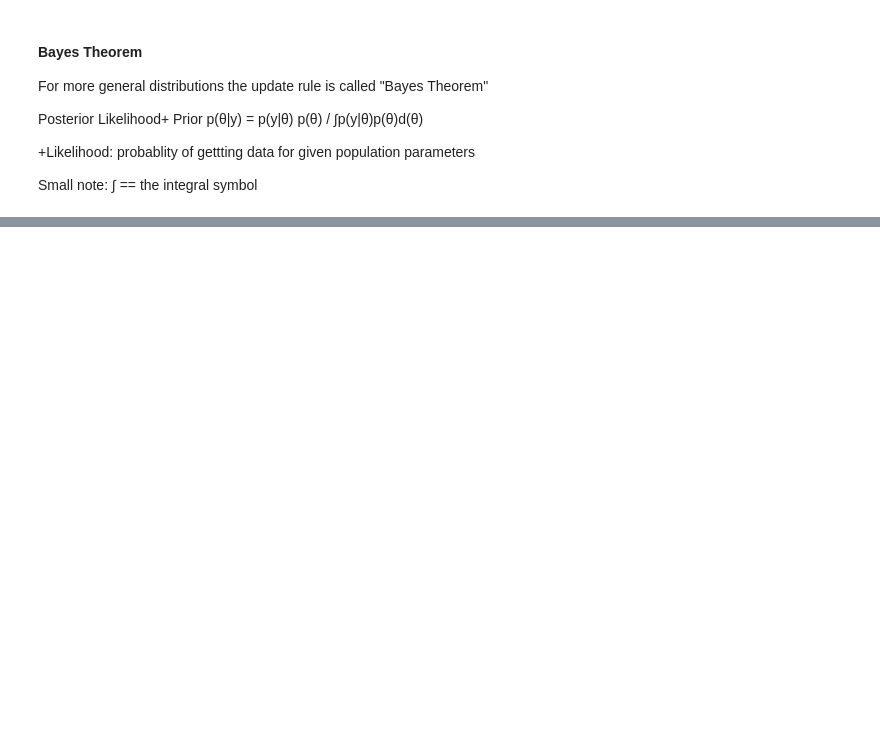
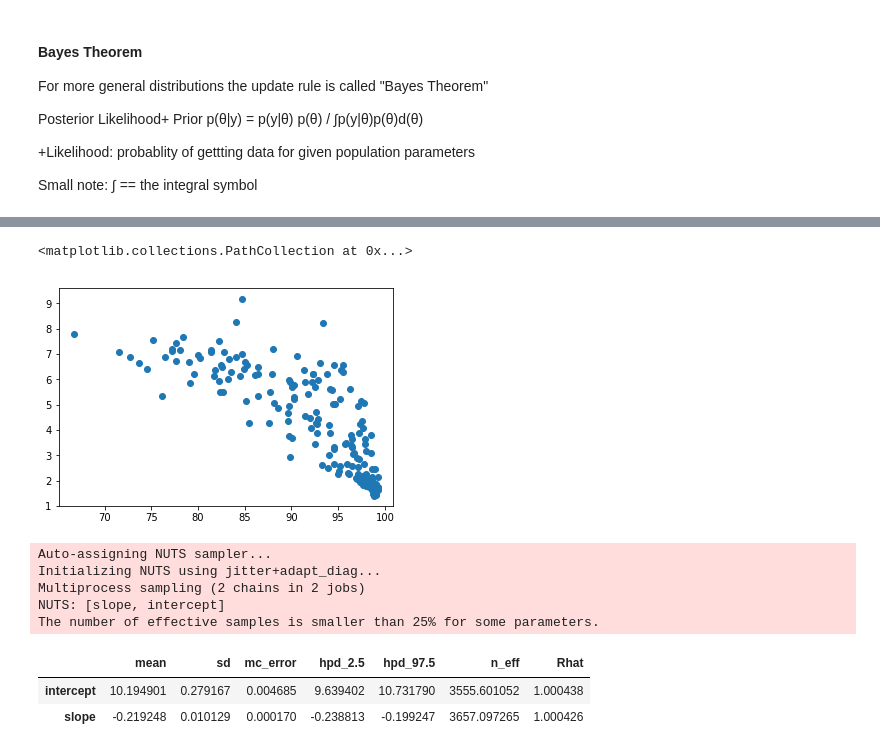
Before and after one commit to fabianfranklinhuffstead/VariousDatasetAnalysis, a Jupyter notebook: Exercise Files/chapter5/workbook_05_06.ipynb, the cells around one changed output, grey strips where cells are left out. Cells and saved outputs as stored; diff of their text form; code cells hidden in the pictures; blank space fills up the shorter version.

```diff
--- a/Exercise Files/chapter5/workbook_05_06.ipynb
+++ b/Exercise Files/chapter5/workbook_05_06.ipynb
@@ -39,0 +79,25 @@ Small note: ∫ == the integral symbol
+# %%
+pp.scatter(gdata['age5_surviving'], gdata['babies_per_woman'])
+# %% [output]
+<matplotlib.collections.PathCollection at 0x...>
+[figure, added]
+# %%
+with pm.Model() as gapminder_context:
+        intercept = pm.Uniform('intercept',5, 15)
+        slope = pm.Uniform('slope', -1, 1)
+
+        babies = pm.Normal('babies', mu = intercept + slope * (gdata['age5_surviving'] -65), sd = 1, observed = gdata['babies_per_woman'])
+
+        trace = pm.sample(10000)
+# %% [output]
+Auto-assigning NUTS sampler...
+Initializing NUTS using jitter+adapt_diag...
+Multiprocess sampling (2 chains in 2 jobs)
+NUTS: [slope, intercept]
+The number of effective samples is smaller than 25% for some parameters.
+# %%
+pm.summary(trace)
+# %% [output]
+|  | mean | sd | mc_error | hpd_2.5 | hpd_97.5 | n_eff | Rhat |
+| intercept | 10.194901 | 0.279167 | 0.004685 | 9.639402 | 10.731790 | 3555.601052 | 1.000438 |
+| slope | -0.219248 | 0.010129 | 0.000170 | -0.238813 | -0.199247 | 3657.097265 | 1.000426 |
```
Also changed, not shown: parts of 18 cells of this notebook.
